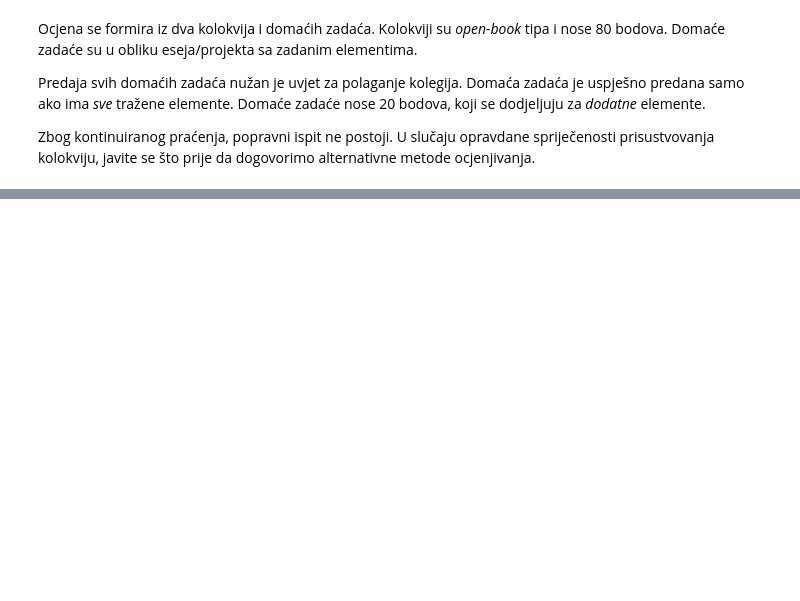
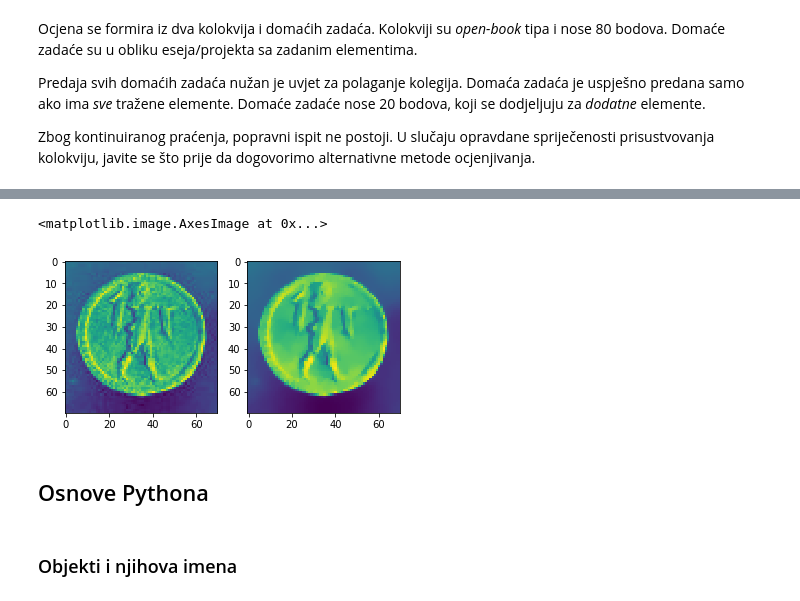
Before and after one commit to vedgar/ms, a Jupyter notebook: Predavanje 1.ipynb, the cells around one changed output, grey strips where cells are left out. Cells and saved outputs as stored; diff of their text form; code cells hidden in the pictures; blank space fills up the shorter version.

```diff
--- a/Predavanje 1.ipynb
+++ b/Predavanje 1.ipynb
@@ -33,0 +191,13 @@ The syntax of the command is incorrect.
+# %%
+plt.figure()
+plt.subplot(1, 2, 1)
+plt.imshow(coins_zoom)
+plt.subplot(1, 2, 2)
+plt.imshow(tv_coins)
+# %% [output]
+<matplotlib.image.AxesImage at 0x...>
+[figure, added]
+# %% [markdown]
+## Osnove Pythona
+# %% [markdown]
+### Objekti i njihova imena
```
Also changed, not shown: parts of 150 cells of this notebook.
